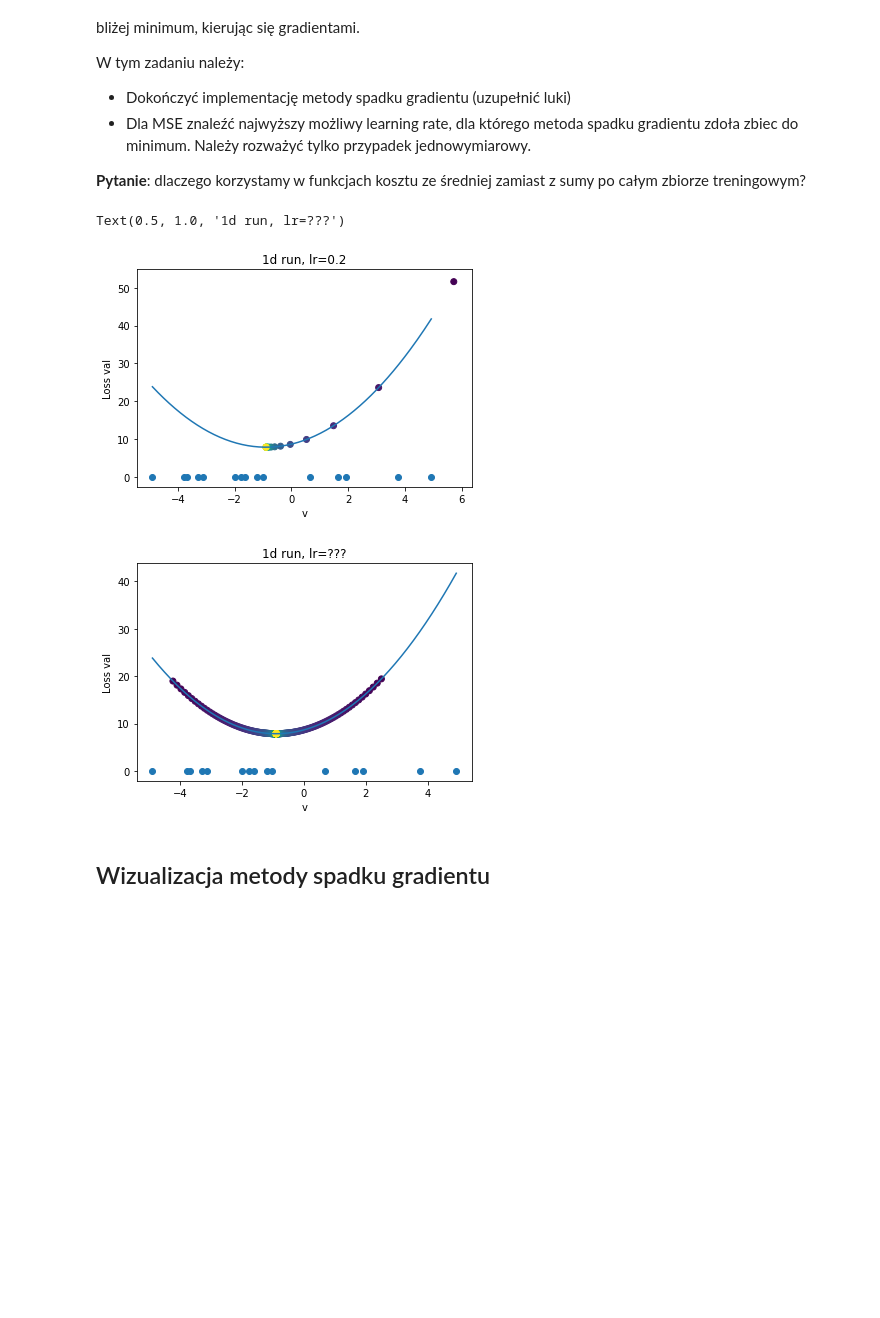
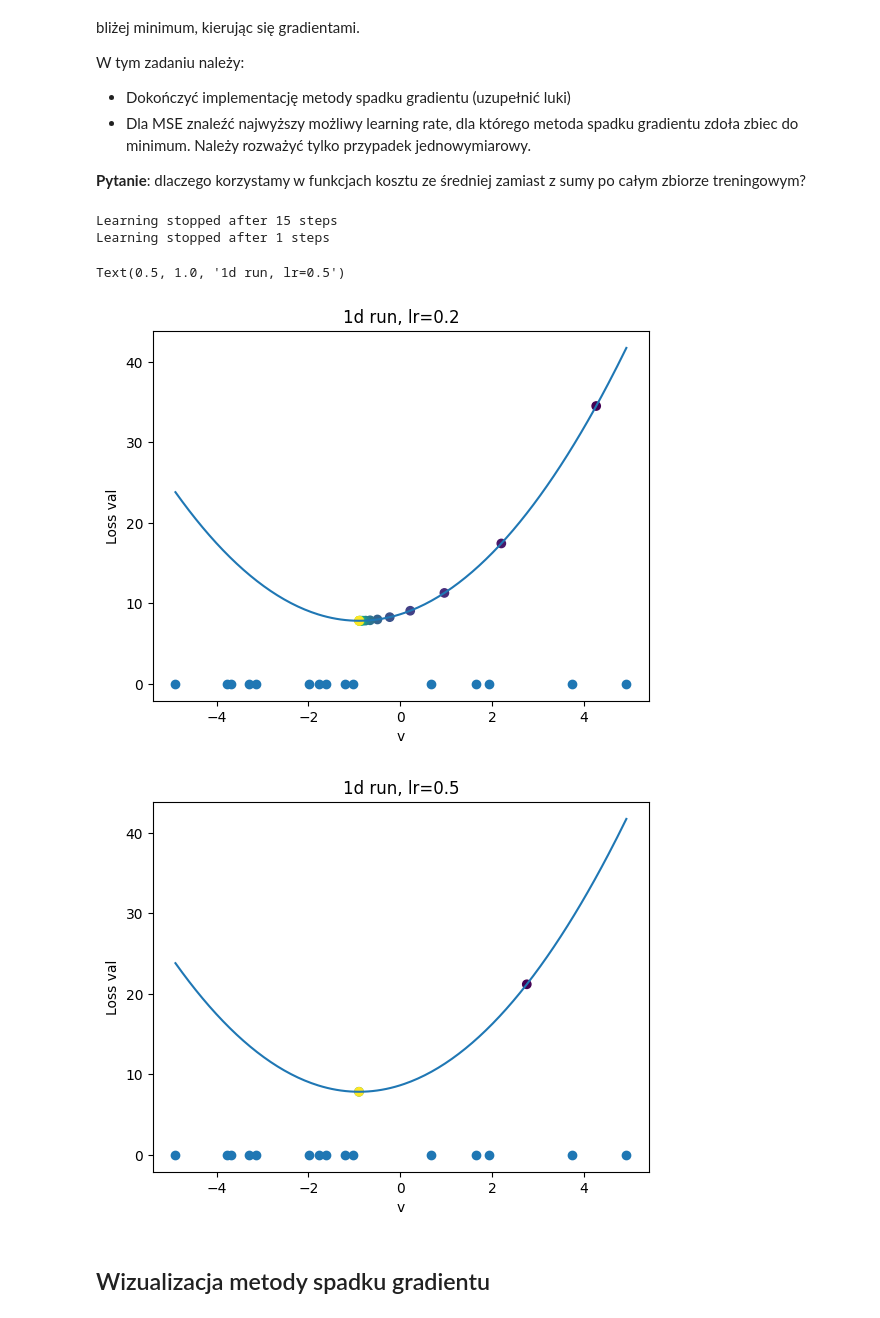
Before and after one commit to MateuszGebka/NauczanieMaszynowe, a Jupyter notebook: lab/01b_funkcje_kosztu.ipynb, the cells around one changed output. Drawn from its saved outputs; the diff is of its cells as text; code cells hidden in the pictures; blank space fills up the shorter version.

```diff
--- a/lab/01b_funkcje_kosztu.ipynb
+++ b/lab/01b_funkcje_kosztu.ipynb
@@ -233,28 +233,20 @@ Należy zaimplementować gradienty funkcji z poprzedniego zadania (jawne wzory m
 
 **UWAGA: Proszę uważać na broadcasting przy dzieleniu wektora przez jego normę. Wtedy może okazać się przydatny argument keepdims.**
 # %%
-def me_grad(X: np.ndarray, v: np.ndarray) -> np.ndarray:
-    N = X.shape[0]
-    X_T = np.transpose(X)
-    e = v - X
-    gradient = (2/N) * X_T * e
-    return gradient
+def me_grad(X, v):
+    diff = v - X
+    norma = np.sqrt(np.sum((X - v) ** 2, axis=1, keepdims=True))
+    return np.mean(diff / norma, axis=0)
 
 
 def mse_grad(X: np.ndarray, v: np.ndarray) -> np.ndarray:
-    N = X.shape[0]
-    X_T = np.transpose(X)
-    e = v - X
-    gradient = (-1/N) * X_T * e
-    return gradient
+    return 2 * np.mean(v - X, axis=0)
 
 
 def max_grad(X: np.ndarray, v: np.ndarray) -> np.ndarray:
-    abs_diff = np.abs(X - v)
-    max_error_idx = np.argmax(abs_diff)
-    gradient = np.zeros_like(X)
-    gradient[max_error_idx] = np.sign(X[max_error_idx] - v[max_error_idx])
-    return gradient
+    norma = np.sqrt(np.sum((X - v) ** 2, axis=1))
+    i = np.argmax(norma)
+    return (v - X[i]) / norma[i]
 # %%
 # Testy do zadania
 checker.check_1_3(me_grad, mse_grad, max_grad, train_sets)
@@ -271,10 +261,10 @@ W tym zadaniu należy:
 **Pytanie**: dlaczego korzystamy w funkcjach kosztu ze średniej zamiast z sumy po całym zbiorze treningowym?
 # %%
 def gradient_descent(
-    grad_fn: Callable[[np.ndarray, np.ndarray], np.ndarray],
-    dataset: np.ndarray,
-    learning_rate: float = 0.2,
-    num_steps: int = 100,
+        grad_fn: Callable[[np.ndarray, np.ndarray], np.ndarray],
+        dataset: np.ndarray,
+        learning_rate: float = 0.2,
+        num_steps: int = 100,
 ):
     """
     grad_fn: funkcja z poprzedniego zadania - przyjmuje dataset
@@ -287,47 +277,50 @@ def gradient_descent(
 
     for step_idx in range(num_steps):
         # liczenie gradientu
-        grad = ...  # type: ignore
+        grad = grad_fn(dataset, current_v)
         # krok metody gradientu
-        current_v = ...  # type: ignore
+        current_v = current_v - learning_rate * grad
 
         all_v += [current_v]
         if np.linalg.norm(all_v[-1] - all_v[-2]) < 1e-3:
+            print(f"Learning stopped after {step_idx} steps")
             break
 
     final_grad = grad
     final_v = current_v
     all_v = np.array(all_v)
     return final_v, final_grad, all_v
 
 
 fig, ax = plt.subplots(1, 1)
 utils.plot_gradient_steps_1d(
     ax,
     train_set_1d,
     gradient_descent,
     mse_grad,
     mean_squared_error,
     learning_rate=0.2,
     num_steps=10000,
 )
 ax.set_title("1d run, lr=0.2")
 
 fig, ax = plt.subplots(1, 1)
 utils.plot_gradient_steps_1d(
     ax,
     train_set_1d,
     gradient_descent,
     mse_grad,
     mean_squared_error,
-    learning_rate=...,  # type: ignore
+    learning_rate=.5,  # type: ignore
     num_steps=10000,
 )
-ax.set_title("1d run, lr=???")
+ax.set_title("1d run, lr=0.5")
 # %% [output]
-Text(0.5, 1.0, '1d run, lr=???')
+Learning stopped after 15 steps
+Learning stopped after 1 steps
+Text(0.5, 1.0, '1d run, lr=0.5')
-[figure, old version]
+[figure, new version]
-[figure, old version]
+[figure, new version]
 # %% [markdown]
 ## Wizualizacja metody spadku gradientu
 # %%
```
Also changed, not shown: parts of 3 cells of this notebook, 5 other files.
